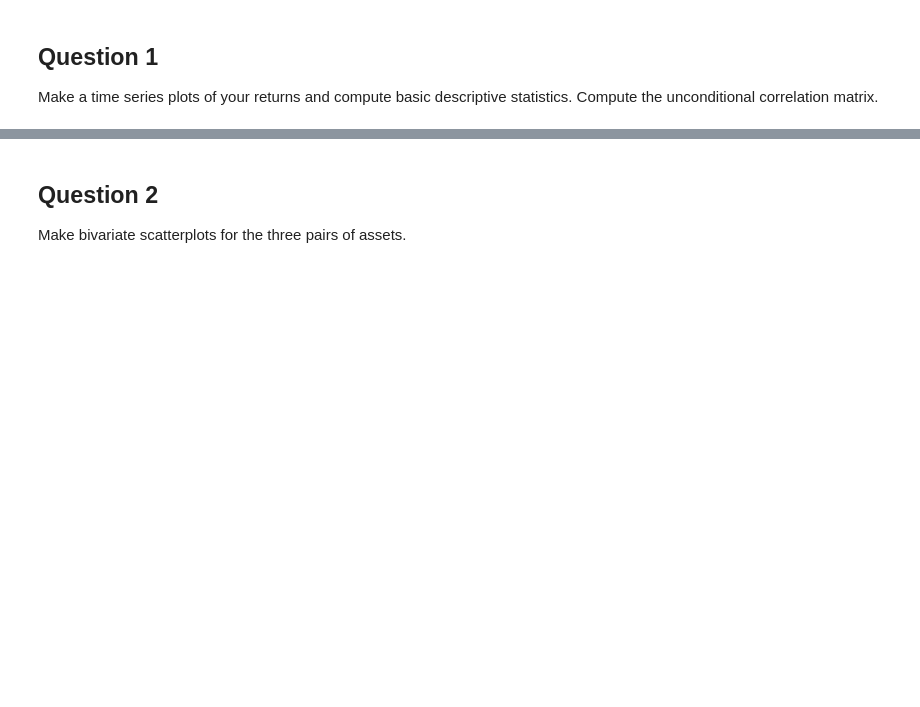
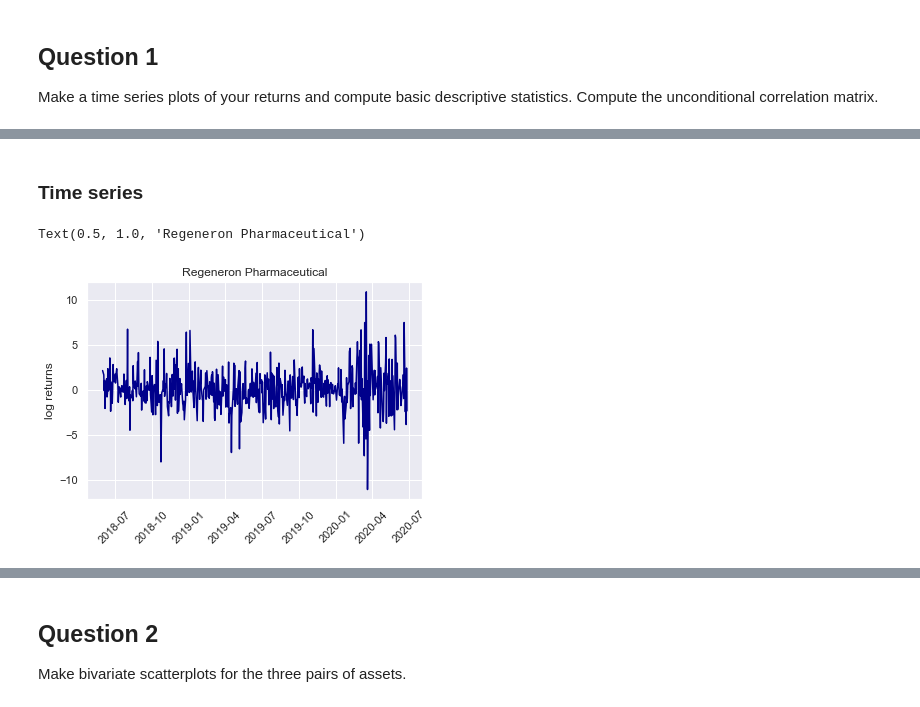
Before and after one commit to camillemd/econometrics, a Jupyter notebook: HMW5/hmw5-econ.ipynb, the cells around one changed output, grey strips where cells are left out. Saved outputs shown, nothing was run; the diff lists cells and outputs as text; code cells hidden in the pictures; blank space fills up the shorter version.

```diff
--- a/HMW5/hmw5-econ.ipynb
+++ b/HMW5/hmw5-econ.ipynb
@@ -133,0 +126,11 @@ dtype: float64
+# %% [markdown]
+### Time series
+# %%
+plt.plot(stocks['regn'], color = 'darkblue')
+#plt.xlabel('date')
+plt.xticks(rotation = 45)
+plt.ylabel('log returns')
+plt.title('Regeneron Pharmaceutical')
+# %% [output]
+Text(0.5, 1.0, 'Regeneron Pharmaceutical')
+[figure, added]
```
Also changed, not shown: parts of 53 cells of this notebook.
